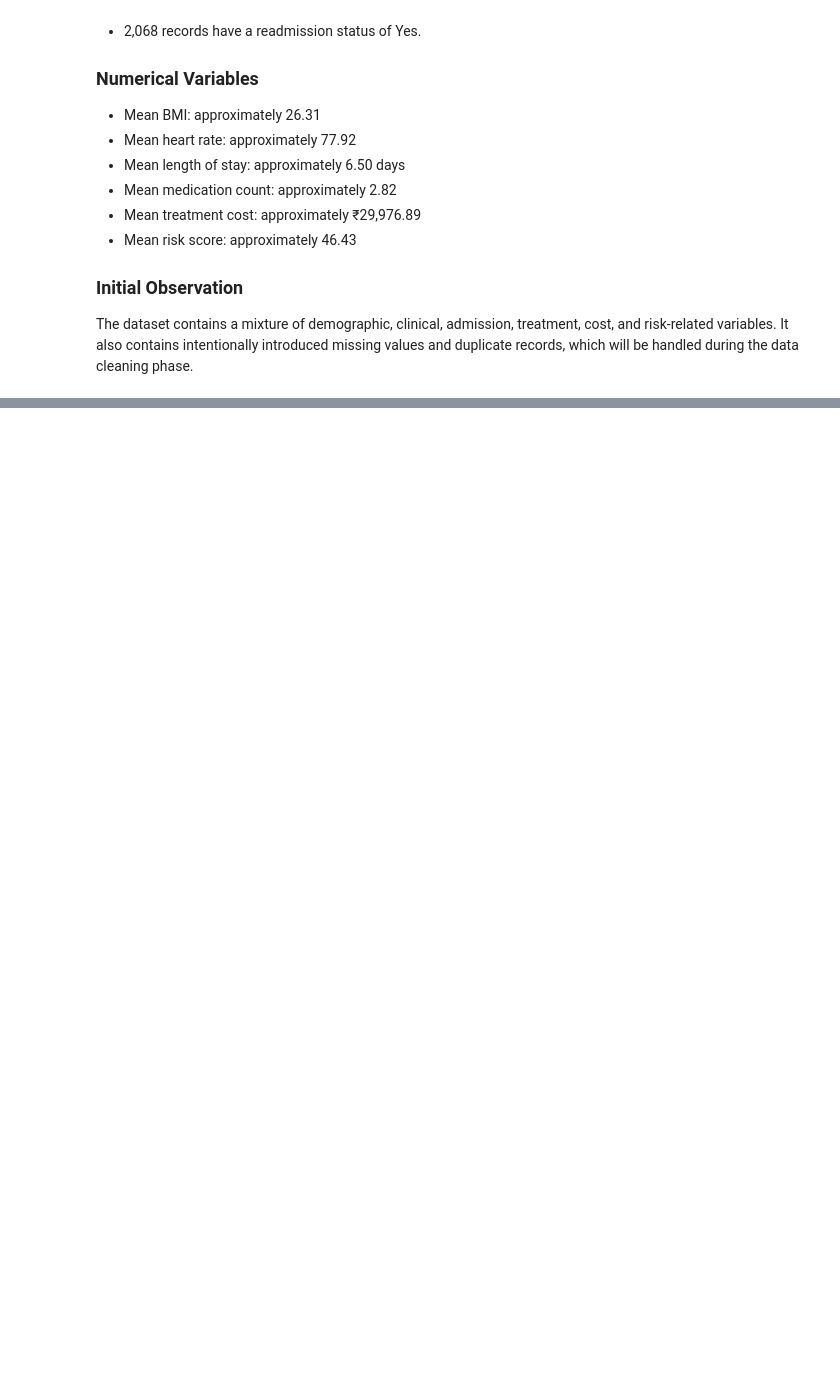
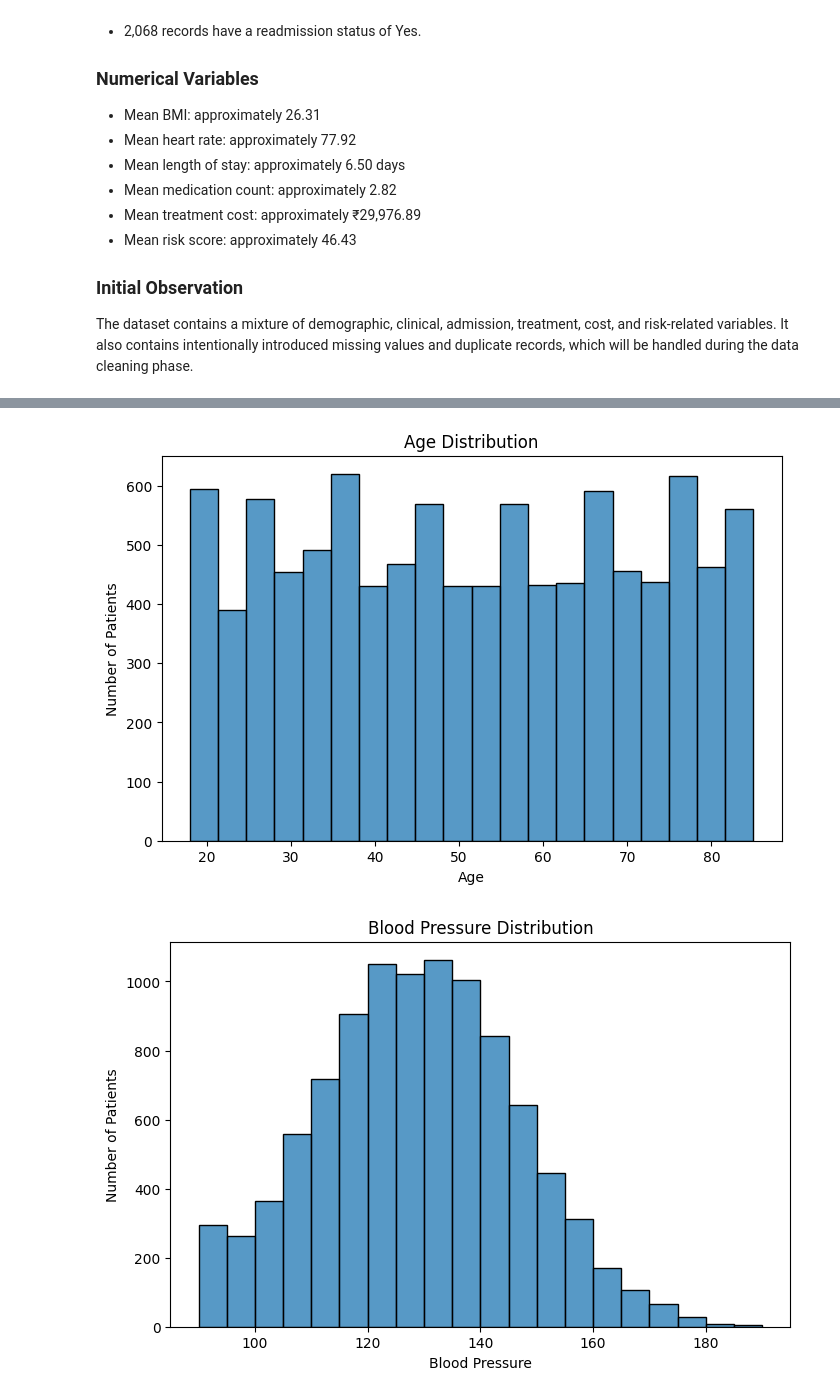
Before and after one commit to 1-aditya-singh/healthcare-patient-analytics, a Jupyter notebook: notebooks/01_data_understanding.ipynb, the cells around one changed output, grey strips where cells are left out. Drawn from its saved outputs; the diff is of its cells as text; code cells hidden in the pictures; blank space fills up the shorter version.

Commit message:
Day 2: Complete deeper data understanding

```diff
--- a/notebooks/01_data_understanding.ipynb
+++ b/notebooks/01_data_understanding.ipynb
@@ -283,0 +314,13 @@ records, which will be handled during the data cleaning phase.
+# %%
+numerical_columns = [
+    "age",
+    "blood_pressure",
+    "heart_rate",
+    "bmi",
+    "length_of_stay",
+    "medication_count",
+    "treatment_cost",
+    "risk_score"
+]
+
+df[numerical_columns].describe()
@@ -283,0 +337,12 @@ records, which will be handled during the data cleaning phase.
+# %%
+# Numerical Histograms
+for column in numerical_columns:
+    plt.figure(figsize=(8, 5))
+    sns.histplot(data=df, x=column, bins=20)
+    plt.title(f"{column.replace('_', ' ').title()} Distribution")
+    plt.xlabel(column.replace("_", " ").title())
+    plt.ylabel("Number of Patients")
+    plt.show()
+# %% [output]
+[figure, added]
+[figure, added]
```
Also changed, not shown: parts of 26 cells of this notebook.
